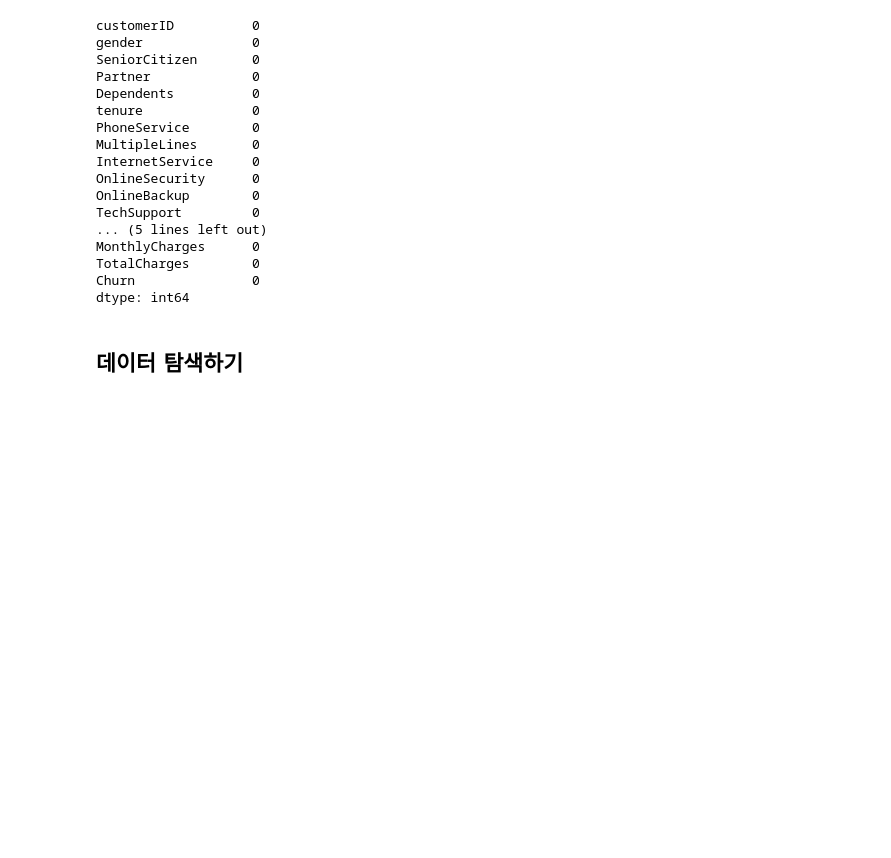
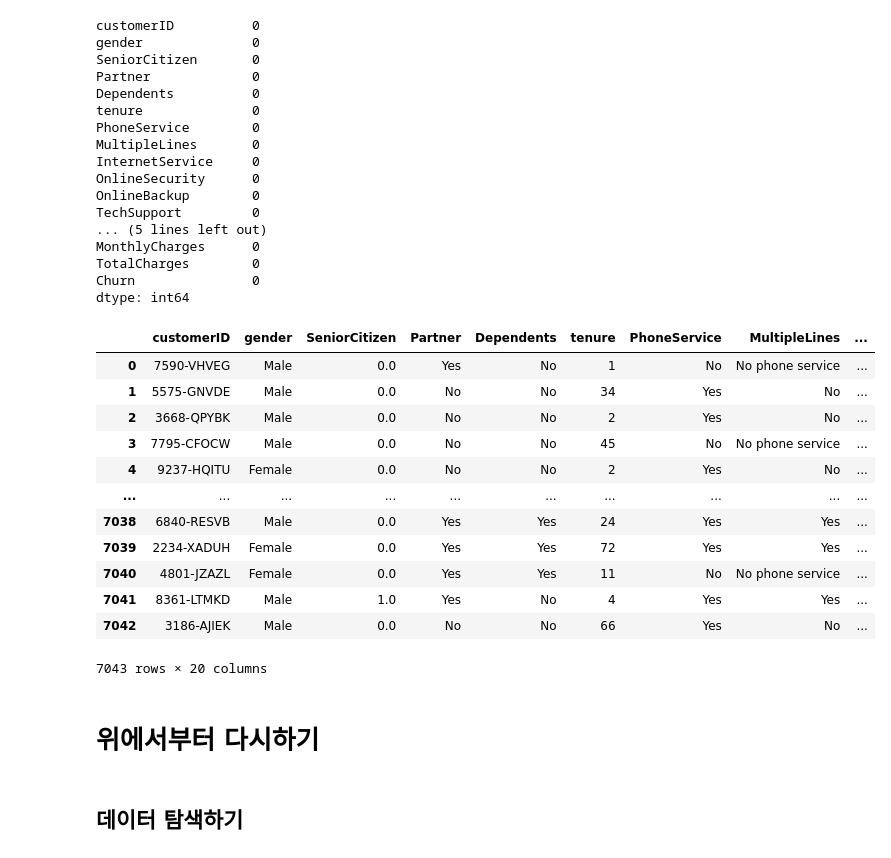
Before and after one commit to ZeroJoon2/pythonstudy, a Jupyter notebook: 25_파이썬데이터분석_실습_통신사고객이탈.ipynb, the cells around one changed output. Saved outputs shown, nothing was run; the diff lists cells and outputs as text; code cells hidden in the pictures; blank space fills up the shorter version.

```diff
--- a/25_파이썬데이터분석_실습_통신사고객이탈.ipynb
+++ b/25_파이썬데이터분석_실습_통신사고객이탈.ipynb
@@ -254,7 +254,7 @@ dtype: int64
 Dependents_mode = df['Dependents'].value_counts().sort_values(ascending = False).index[0]
 
 # 채우기
-df['Dependents'].fillna(Dependents_mode, inplace = True)
+df['Dependents'] = df['Dependents'].fillna(Dependents_mode)
 
 # 확인
 df.isnull().sum()
@@ -308,7 +308,7 @@ dtype: int64
 Contract_mode = df['Contract'].value_counts().sort_values(ascending = False).index[0]
 
 # 채우기
-df['Contract'].fillna(Contract_mode, inplace = True)
+df['Contract'] = df['Contract'].fillna(Contract_mode)
 
 # 확인
 df.isnull().sum()
@@ -335,7 +335,7 @@ dtype: int64
 PaymentMethod_mode = df['PaymentMethod'].value_counts().sort_values(ascending = False).index[0]
 
 # 채우기
-df['PaymentMethod'].fillna(PaymentMethod_mode, inplace = True)
+df['PaymentMethod'] = df['PaymentMethod'].fillna(PaymentMethod_mode)
 
 # 확인
 df.isnull().sum()
@@ -362,7 +362,7 @@ dtype: int64
 df['MonthlyCharges'].mean(), df['MonthlyCharges'].median(), df['MonthlyCharges'].std()
 
 # 중앙값으로 결측치 채우기
-df['MonthlyCharges'].fillna(df['MonthlyCharges'].median(), inplace = True)
+df['MonthlyCharges'] = df['MonthlyCharges'].fillna(df['MonthlyCharges'].median())
 
 # 확인
 df.isnull().sum()
@@ -384,3 +384,20 @@ MonthlyCharges      0
 TotalCharges        0
 Churn               0
 dtype: int64
+# %%
+df2 = df
+df2
+# %% [output]
+|  | customerID | gender | SeniorCitizen | Partner | Dependents | tenure | PhoneService | MultipleLines | ... |
+| 0 | 7590-VHVEG | Male | 0.0 | Yes | No | 1 | No | No phone service | ... |
+| 1 | 5575-GNVDE | Male | 0.0 | No | No | 34 | Yes | No | ... |
+| 2 | 3668-QPYBK | Male | 0.0 | No | No | 2 | Yes | No | ... |
+| 3 | 7795-CFOCW | Male | 0.0 | No | No | 45 | No | No phone service | ... |
+| 4 | 9237-HQITU | Female | 0.0 | No | No | 2 | Yes | No | ... |
+| ... | ... | ... | ... | ... | ... | ... | ... | ... | ... |
+| 7038 | 6840-RESVB | Male | 0.0 | Yes | Yes | 24 | Yes | Yes | ... |
+| 7039 | 2234-XADUH | Female | 0.0 | Yes | Yes | 72 | Yes | Yes | ... |
+| 7040 | 4801-JZAZL | Female | 0.0 | Yes | Yes | 11 | No | No phone service | ... |
+| 7041 | 8361-LTMKD | Male | 1.0 | Yes | No | 4 | Yes | Yes | ... |
+| 7042 | 3186-AJIEK | Male | 0.0 | No | No | 66 | Yes | No | ... |
+7043 rows × 20 columns
@@ -387,3 +415,5 @@ dtype: int64
+# %% [markdown]
+# 위에서부터 다시하기
 # %% [markdown]
 ## 데이터 탐색하기
 # %%
```
Also changed, not shown: parts of 7 cells of this notebook.
